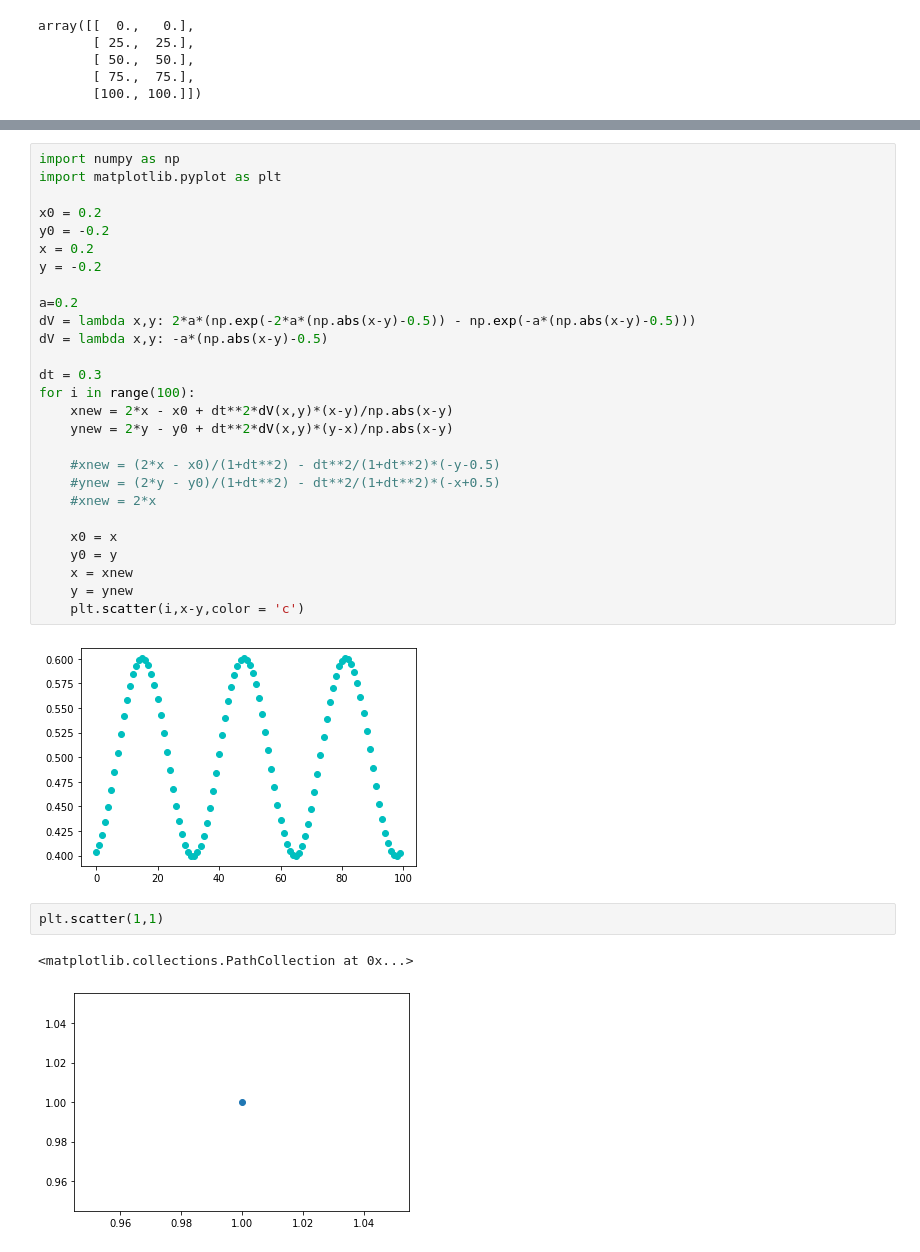
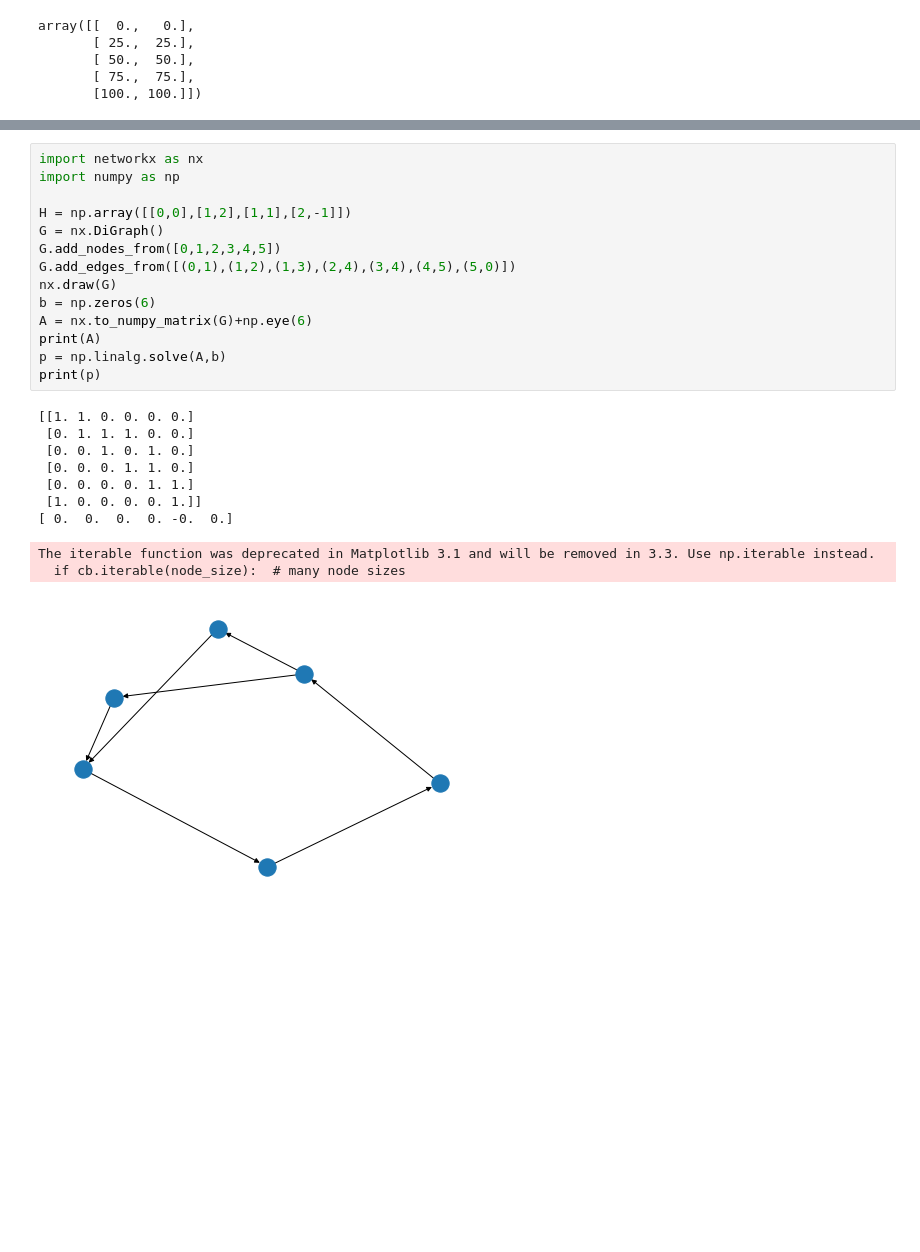
Before and after one commit to SchardtS/Cell-Differentiation, a Jupyter notebook: Testing Ground.ipynb, the cells around one changed output, grey strips where cells are left out. Drawn from its saved outputs; the diff is of its cells as text; blank space fills up the shorter version.

```diff
--- a/Testing Ground.ipynb
+++ b/Testing Ground.ipynb
@@ -147,34 +163,25 @@ for i in range(len(FVmesh.Poly)):
-# %%
-import numpy as np
-import matplotlib.pyplot as plt
-
-x0 = 0.2
-y0 = -0.2
-x = 0.2
-y = -0.2
-
-a=0.2
-dV = lambda x,y: 2*a*(np.exp(-2*a*(np.abs(x-y)-0.5)) - np.exp(-a*(np.abs(x-y)-0.5)))
-dV = lambda x,y: -a*(np.abs(x-y)-0.5)
-
-dt = 0.3
-for i in range(100):
-    xnew = 2*x - x0 + dt**2*dV(x,y)*(x-y)/np.abs(x-y)
-    ynew = 2*y - y0 + dt**2*dV(x,y)*(y-x)/np.abs(x-y)
-
-    #xnew = (2*x - x0)/(1+dt**2) - dt**2/(1+dt**2)*(-y-0.5)
-    #ynew = (2*y - y0)/(1+dt**2) - dt**2/(1+dt**2)*(-x+0.5)
-    #xnew = 2*x
-
-    x0 = x
-    y0 = y
-    x = xnew
-    y = ynew
-    plt.scatter(i,x-y,color = 'c')
-# %% [output]
-[figure, removed]
-# %%
-plt.scatter(1,1)
-# %% [output]
-<matplotlib.collections.PathCollection at 0x...>
-[figure, removed]
+# %%
+import networkx as nx
+import numpy as np
+
+H = np.array([[0,0],[1,2],[1,1],[2,-1]])
+G = nx.DiGraph()
+G.add_nodes_from([0,1,2,3,4,5])
+G.add_edges_from([(0,1),(1,2),(1,3),(2,4),(3,4),(4,5),(5,0)])
+nx.draw(G)
+b = np.zeros(6)
+A = nx.to_numpy_matrix(G)+np.eye(6)
+print(A)
+p = np.linalg.solve(A,b)
+print(p)
+# %% [output]
+[[1. 1. 0. 0. 0. 0.]
+ [0. 1. 1. 1. 0. 0.]
+ [0. 0. 1. 0. 1. 0.]
+ [0. 0. 0. 1. 1. 0.]
+ [0. 0. 0. 0. 1. 1.]
+ [1. 0. 0. 0. 0. 1.]]
+[ 0.  0.  0.  0. -0.  0.]
+The iterable function was deprecated in Matplotlib 3.1 and will be removed in 3.3. Use np.iterable instead.
+  if cb.iterable(node_size):  # many node sizes
+[figure, added]
```
Also changed, not shown: parts of 2 cells of this notebook, 12 other files.
